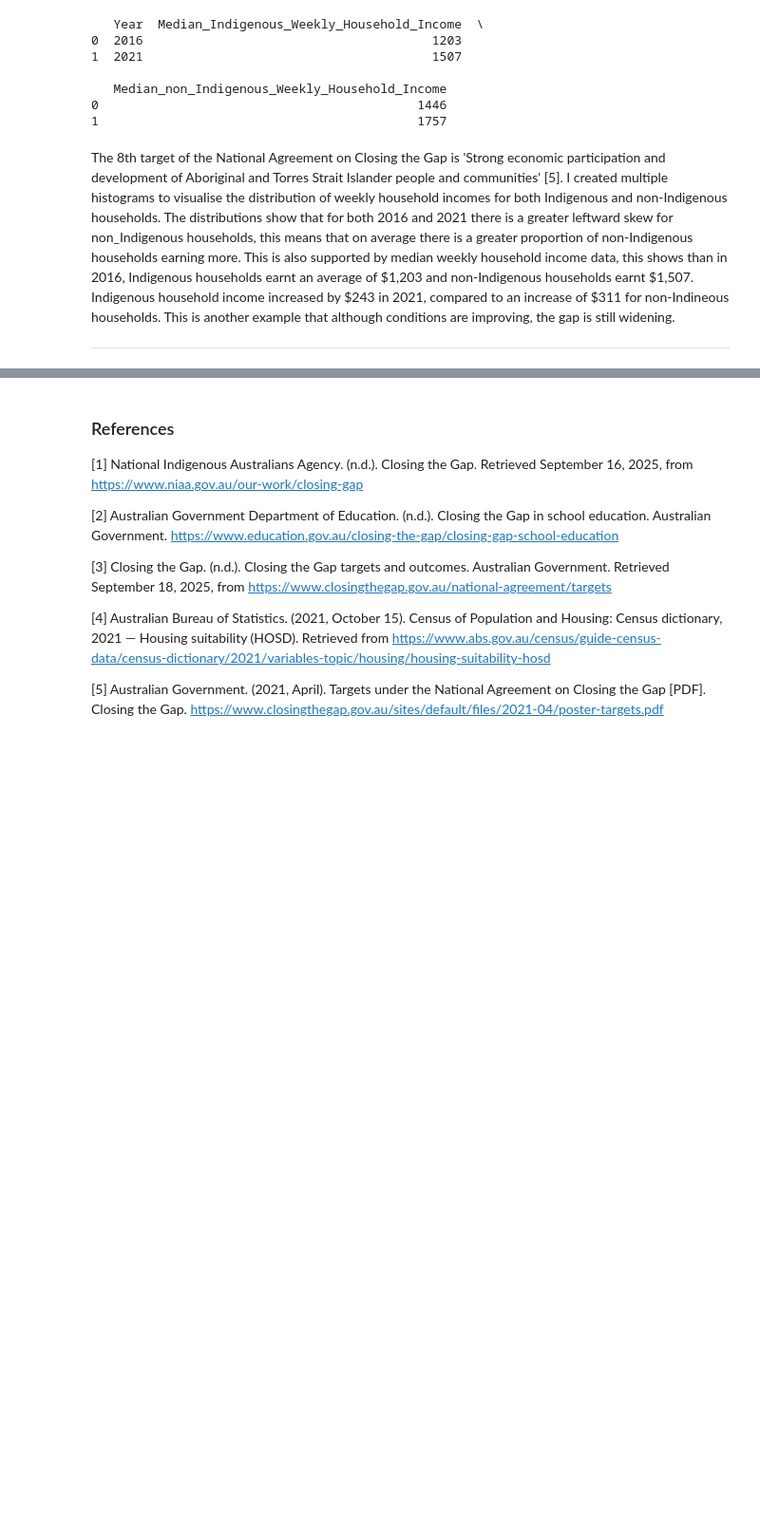
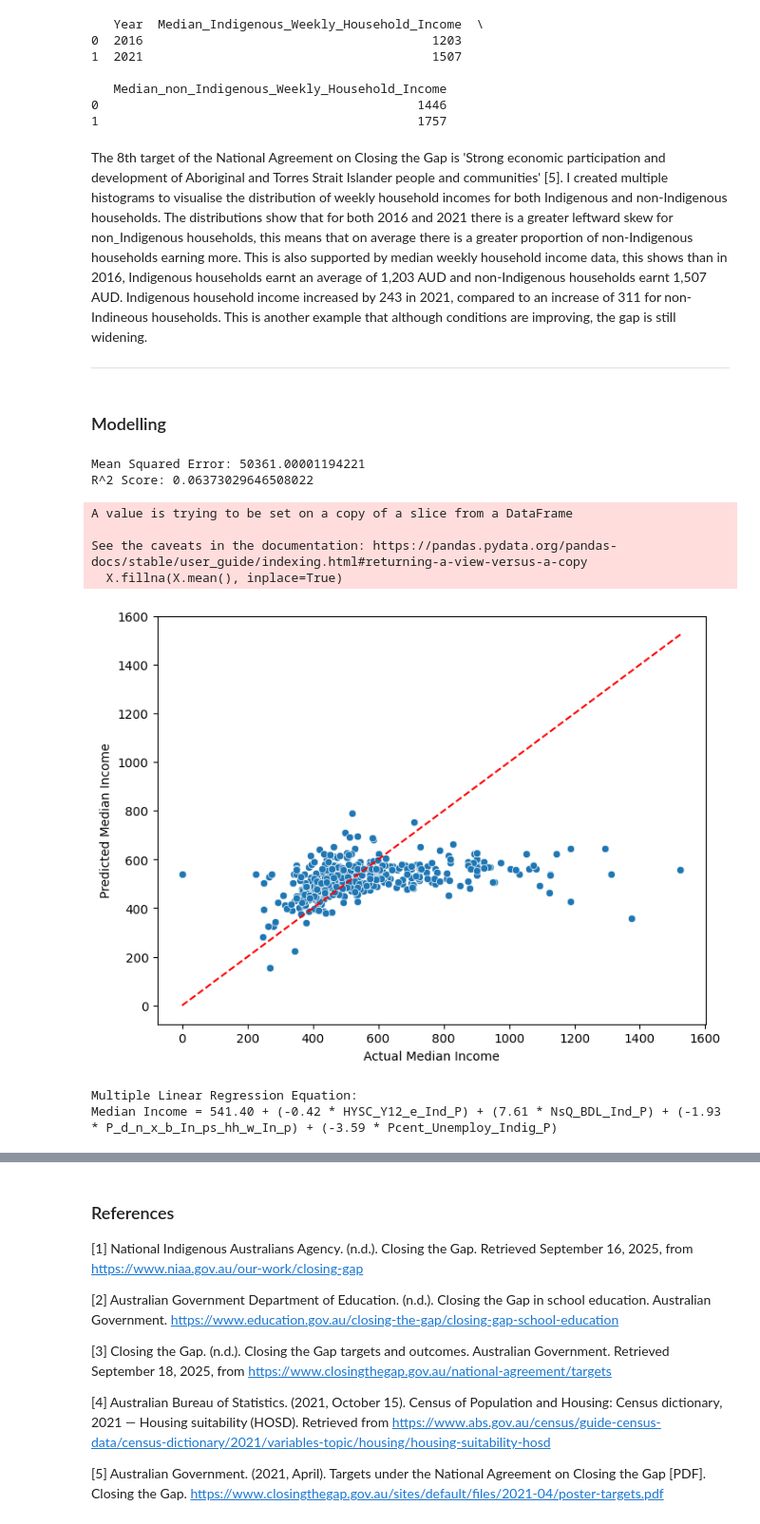
Before and after one commit to nylzy/DataScienceAssignment1, a Jupyter notebook: CITS2402-Assignment-22708177.ipynb, the cells around one changed output, grey strips where cells are left out. Shown at 95% size. Saved outputs shown, nothing was run; the diff lists cells and outputs as text; code cells hidden in the pictures; blank space fills up the shorter version.

```diff
--- a/CITS2402-Assignment-22708177.ipynb
+++ b/CITS2402-Assignment-22708177.ipynb
@@ -657,5 +657,80 @@ print(medianSalaries)
 1                                           1757
 # %% [markdown]
 The 8th target of the National Agreement on Closing the Gap is 'Strong economic participation and development of Aboriginal and
-Torres Strait Islander people and communities' [5]. I created multiple histograms to visualise the distribution of weekly household incomes for both Indigenous and non-Indigenous households. The distributions show that for both 2016 and 2021 there is a greater leftward skew for non_Indigenous households, this means that on average there is a greater proportion of non-Indigenous households earning more. This is also supported by median weekly household income data, this shows than in 2016, Indigenous households earnt an average of \$1,203 and non-Indigenous households earnt \$1,507. Indigenous household income increased by \$243 in 2021, compared to an increase of \$311 for non-Indineous households. This is another example that although conditions are improving, the gap is still widening.
+Torres Strait Islander people and communities' [5]. I created multiple histograms to visualise the distribution of weekly household incomes for both Indigenous and non-Indigenous households. The distributions show that for both 2016 and 2021 there is a greater leftward skew for non_Indigenous households, this means that on average there is a greater proportion of non-Indigenous households earning more. This is also supported by median weekly household income data, this shows than in 2016, Indigenous households earnt an average of 1,203 AUD and non-Indigenous households earnt 1,507 AUD. Indigenous household income increased by 243 in 2021, compared to an increase of 311 for non-Indineous households. This is another example that although conditions are improving, the gap is still widening.
 <hr>
+# %% [markdown]
+### Modelling
+# %%
+import pandas as pd
+from sklearn.model_selection import train_test_split
+from sklearn.linear_model import LinearRegression
+from sklearn.metrics import mean_squared_error, r2_score
+import matplotlib.pyplot as plt
+import seaborn as sns
+
+# Step 1: Load CSVs
+incomeDataSA2_2016 = pd.read_csv('2016Census_I04_AUS_SA2.csv')
+schoolDataSA2_2016 = pd.read_csv('2016Census_I01B_AUS_SA2.csv')
+uniDataSA2_2016 = pd.read_csv('2016Census_I14A_AUS_SA2.csv')
+housingDataSA2_2016 = pd.read_csv('2016Census_I04_AUS_SA2.csv')  # double-check if this is correct
+
+# Step 2: Merge CSVs on SA2_MAINCODE_2016
+data = incomeDataSA2_2016[['SA2_MAINCODE_2016', 'Me_p_in_wk_In_ps_hh_In_ps']]
+data = data.merge(schoolDataSA2_2016[['SA2_MAINCODE_2016', 'HYSC_Y12_e_Ind_P']], on='SA2_MAINCODE_2016', how='left')
+data = data.merge(uniDataSA2_2016[['SA2_MAINCODE_2016', 'NsQ_BDL_Ind_P']], on='SA2_MAINCODE_2016', how='left')
+data = data.merge(housingDataSA2_2016[['SA2_MAINCODE_2016', 'P_d_n_x_b_In_ps_hh_w_In_p']], on='SA2_MAINCODE_2016', how='left')
+data = data.merge(uniDataSA2_2016[['SA2_MAINCODE_2016', 'Pcent_Unemploy_Indig_P']], on='SA2_MAINCODE_2016', how='left')
+
+# Step 3: Convert all columns to numeric (in case they are read as object)
+columns_to_convert = ['Me_p_in_wk_In_ps_hh_In_ps', 'HYSC_Y12_e_Ind_P', 'NsQ_BDL_Ind_P', 'P_d_n_x_b_In_ps_hh_w_In_p', 'Pcent_Unemploy_Indig_P']
+for col in columns_to_convert:
+    data[col] = pd.to_numeric(data[col], errors='coerce')
+
+# Step 4: Select features and target
+X = data[['HYSC_Y12_e_Ind_P', 'NsQ_BDL_Ind_P', 'P_d_n_x_b_In_ps_hh_w_In_p', 'Pcent_Unemploy_Indig_P']]
+y = data['Me_p_in_wk_In_ps_hh_In_ps']
+
+# Step 5: Handle missing values
+X.fillna(X.mean(), inplace=True)
+y.fillna(y.mean(), inplace=True)
+
+# Step 6: Train/test split
+X_train, X_test, y_train, y_test = train_test_split(X, y, test_size=0.2, random_state=42)
+
+# Step 7: Train Linear Regression model
+model = LinearRegression()
+model.fit(X_train, y_train)
+
+# Step 8: Predict & evaluate
+y_pred = model.predict(X_test)
+print(f"Mean Squared Error: {mean_squared_error(y_test, y_pred)}")
+print(f"R^2 Score: {r2_score(y_test, y_pred)}")
+
+# Step 9: Plot actual vs predicted
+plt.figure(figsize=(8,6))
+sns.scatterplot(x=y_test, y=y_pred)
+plt.xlabel("Actual Median Income")
+plt.ylabel("Predicted Median Income")
+plt.plot([y_test.min(), y_test.max()], [y_test.min(), y_test.max()], 'r--')
+plt.show()
+
+intercept = model.intercept_
+coefficients = model.coef_
+
+equation = f"Median Income = {intercept:.2f}"
+for feature, coef in zip(X.columns, coefficients):
+    equation += f" + ({coef:.2f} * {feature})"
+
+print("\nMultiple Linear Regression Equation:")
+print(equation)
+# %% [output]
+Mean Squared Error: 50361.00001194221
+R^2 Score: 0.06373029646508022
+A value is trying to be set on a copy of a slice from a DataFrame
+
+See the caveats in the documentation: https://pandas.pydata.org/pandas-docs/stable/user_guide/indexing.html#returning-a-view-versus-a-copy
+  X.fillna(X.mean(), inplace=True)
+[figure, added]
+Multiple Linear Regression Equation:
+Median Income = 541.40 + (-0.42 * HYSC_Y12_e_Ind_P) + (7.61 * NsQ_BDL_Ind_P) + (-1.93 * P_d_n_x_b_In_ps_hh_w_In_p) + (-3.59 * Pcent_Unemploy_Indig_P)
```
Also changed, not shown: parts of 4 cells of this notebook, 3 other files.
